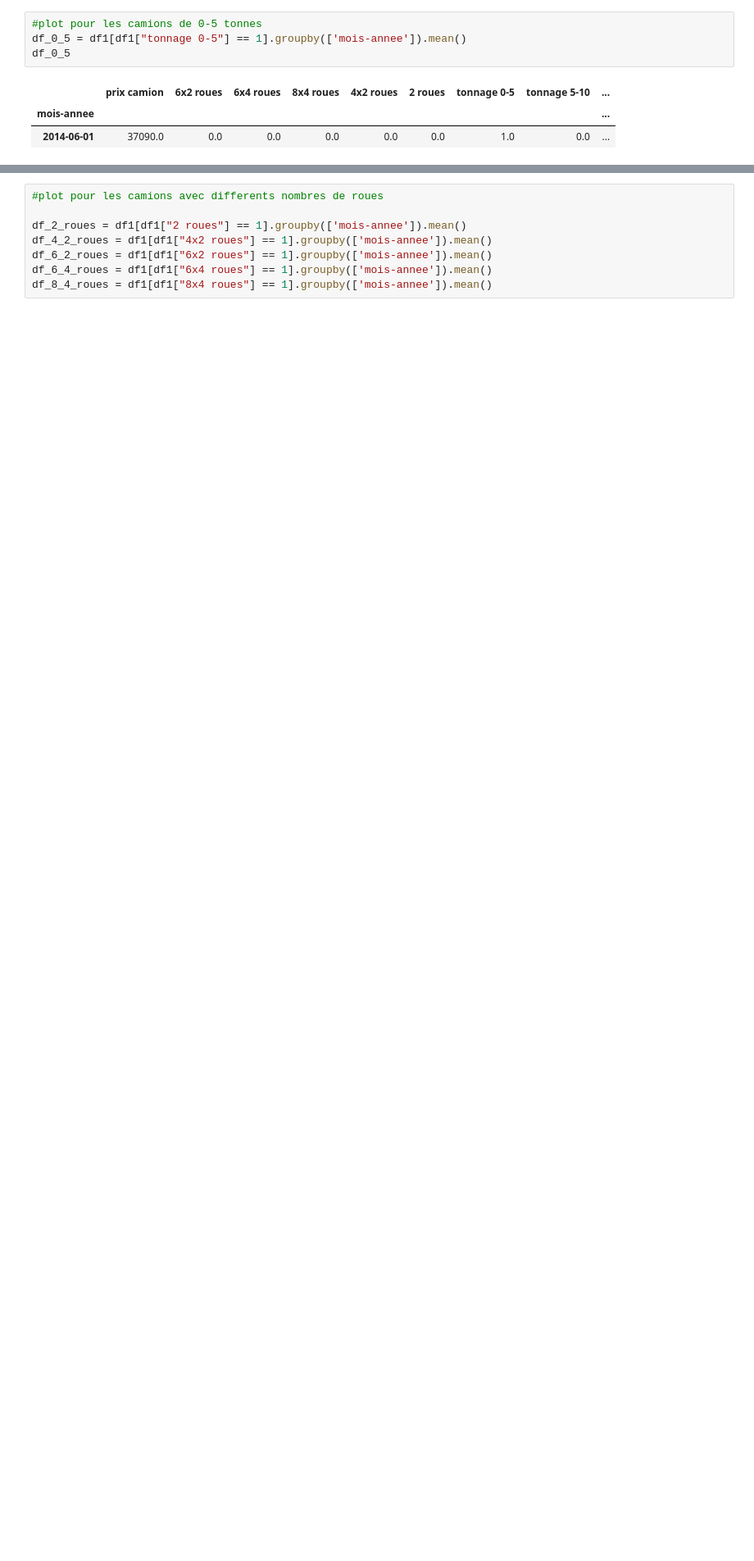
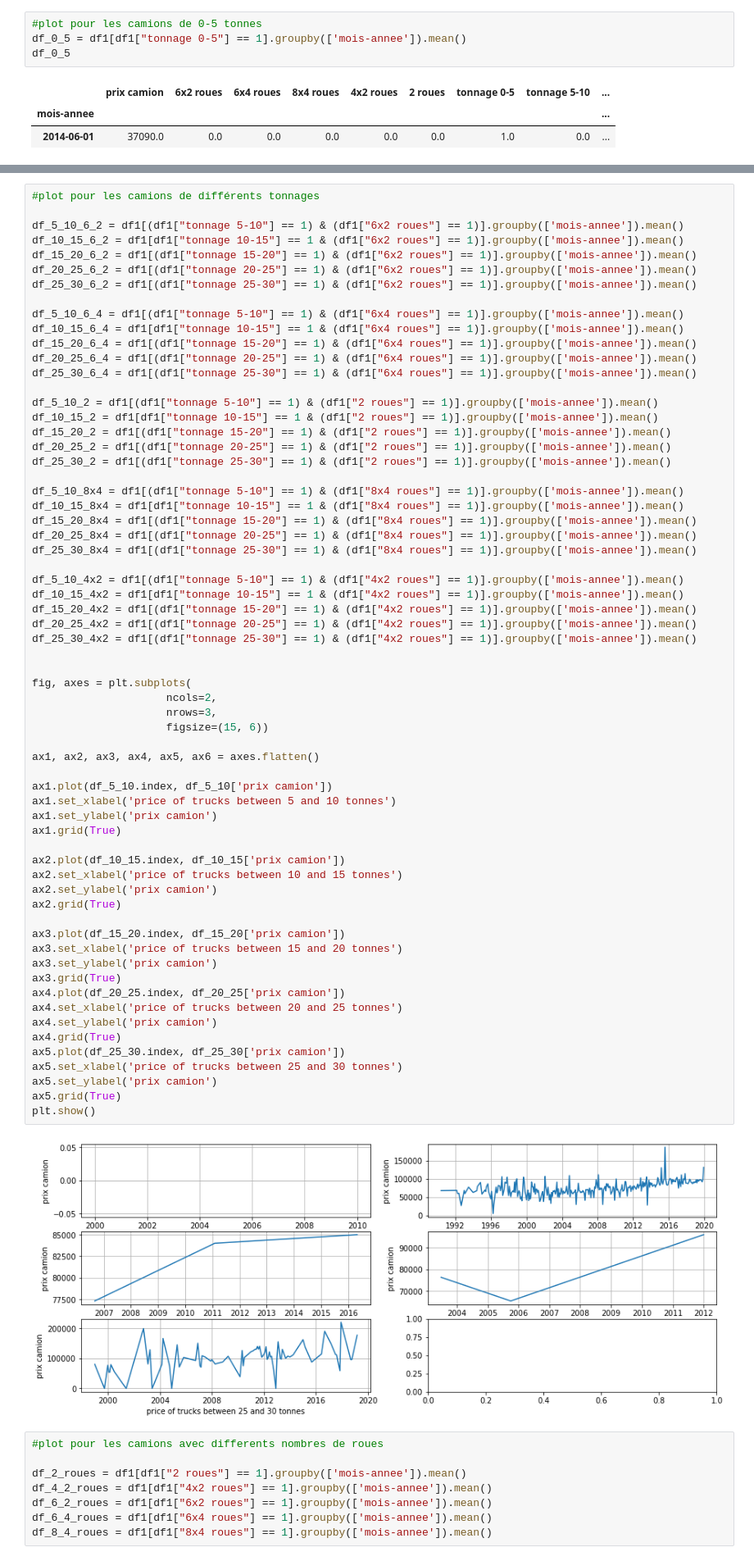
Before and after one commit to KilianPrvst/Truck_cartel, a Jupyter notebook: theobald.ipynb, the cells around one changed output, grey strips where cells are left out. Shown: that part at 82% size. Saved outputs shown, nothing was run; the diff lists cells and outputs as text; blank space fills up the shorter version.

Commit message:
graph pour tous les groupes

```diff
--- a/theobald.ipynb
+++ b/theobald.ipynb
@@ -227,3 +186,69 @@ plt.show()
+# %%
+#plot pour les camions de différents tonnages
+
+df_5_10_6_2 = df1[(df1["tonnage 5-10"] == 1) & (df1["6x2 roues"] == 1)].groupby(['mois-annee']).mean()
+df_10_15_6_2 = df1[df1["tonnage 10-15"] == 1 & (df1["6x2 roues"] == 1)].groupby(['mois-annee']).mean()
+df_15_20_6_2 = df1[(df1["tonnage 15-20"] == 1) & (df1["6x2 roues"] == 1)].groupby(['mois-annee']).mean()
+df_20_25_6_2 = df1[(df1["tonnage 20-25"] == 1) & (df1["6x2 roues"] == 1)].groupby(['mois-annee']).mean()
+df_25_30_6_2 = df1[(df1["tonnage 25-30"] == 1) & (df1["6x2 roues"] == 1)].groupby(['mois-annee']).mean()
+
+df_5_10_6_4 = df1[(df1["tonnage 5-10"] == 1) & (df1["6x4 roues"] == 1)].groupby(['mois-annee']).mean()
+df_10_15_6_4 = df1[df1["tonnage 10-15"] == 1 & (df1["6x4 roues"] == 1)].groupby(['mois-annee']).mean()
+df_15_20_6_4 = df1[(df1["tonnage 15-20"] == 1) & (df1["6x4 roues"] == 1)].groupby(['mois-annee']).mean()
+df_20_25_6_4 = df1[(df1["tonnage 20-25"] == 1) & (df1["6x4 roues"] == 1)].groupby(['mois-annee']).mean()
+df_25_30_6_4 = df1[(df1["tonnage 25-30"] == 1) & (df1["6x4 roues"] == 1)].groupby(['mois-annee']).mean()
+
+df_5_10_2 = df1[(df1["tonnage 5-10"] == 1) & (df1["2 roues"] == 1)].groupby(['mois-annee']).mean()
+df_10_15_2 = df1[df1["tonnage 10-15"] == 1 & (df1["2 roues"] == 1)].groupby(['mois-annee']).mean()
+df_15_20_2 = df1[(df1["tonnage 15-20"] == 1) & (df1["2 roues"] == 1)].groupby(['mois-annee']).mean()
+df_20_25_2 = df1[(df1["tonnage 20-25"] == 1) & (df1["2 roues"] == 1)].groupby(['mois-annee']).mean()
+df_25_30_2 = df1[(df1["tonnage 25-30"] == 1) & (df1["2 roues"] == 1)].groupby(['mois-annee']).mean()
+
+df_5_10_8x4 = df1[(df1["tonnage 5-10"] == 1) & (df1["8x4 roues"] == 1)].groupby(['mois-annee']).mean()
+df_10_15_8x4 = df1[df1["tonnage 10-15"] == 1 & (df1["8x4 roues"] == 1)].groupby(['mois-annee']).mean()
+df_15_20_8x4 = df1[(df1["tonnage 15-20"] == 1) & (df1["8x4 roues"] == 1)].groupby(['mois-annee']).mean()
+df_20_25_8x4 = df1[(df1["tonnage 20-25"] == 1) & (df1["8x4 roues"] == 1)].groupby(['mois-annee']).mean()
+df_25_30_8x4 = df1[(df1["tonnage 25-30"] == 1) & (df1["8x4 roues"] == 1)].groupby(['mois-annee']).mean()
+
+df_5_10_4x2 = df1[(df1["tonnage 5-10"] == 1) & (df1["4x2 roues"] == 1)].groupby(['mois-annee']).mean()
+df_10_15_4x2 = df1[df1["tonnage 10-15"] == 1 & (df1["4x2 roues"] == 1)].groupby(['mois-annee']).mean()
+df_15_20_4x2 = df1[(df1["tonnage 15-20"] == 1) & (df1["4x2 roues"] == 1)].groupby(['mois-annee']).mean()
+df_20_25_4x2 = df1[(df1["tonnage 20-25"] == 1) & (df1["4x2 roues"] == 1)].groupby(['mois-annee']).mean()
+df_25_30_4x2 = df1[(df1["tonnage 25-30"] == 1) & (df1["4x2 roues"] == 1)].groupby(['mois-annee']).mean()
+
+
+fig, axes = plt.subplots(
+                     ncols=2,
+                     nrows=3,
+                     figsize=(15, 6))
+
+ax1, ax2, ax3, ax4, ax5, ax6 = axes.flatten()
+
+ax1.plot(df_5_10.index, df_5_10['prix camion'])
+ax1.set_xlabel('price of trucks between 5 and 10 tonnes')
+ax1.set_ylabel('prix camion')
+ax1.grid(True)
+
+ax2.plot(df_10_15.index, df_10_15['prix camion'])
+ax2.set_xlabel('price of trucks between 10 and 15 tonnes')
+ax2.set_ylabel('prix camion')
+ax2.grid(True)
+
+ax3.plot(df_15_20.index, df_15_20['prix camion'])
+ax3.set_xlabel('price of trucks between 15 and 20 tonnes')
+ax3.set_ylabel('prix camion')
+ax3.grid(True)
+ax4.plot(df_20_25.index, df_20_25['prix camion'])
+ax4.set_xlabel('price of trucks between 20 and 25 tonnes')
+ax4.set_ylabel('prix camion')
+ax4.grid(True)
+ax5.plot(df_25_30.index, df_25_30['prix camion'])
+ax5.set_xlabel('price of trucks between 25 and 30 tonnes')
+ax5.set_ylabel('prix camion')
+ax5.grid(True)
+plt.show()
+# %% [output]
+[figure, added]
 # %%
 #plot pour les camions avec differents nombres de roues
 
```
Also changed, not shown: parts of 7 cells of this notebook, 2 other files.
